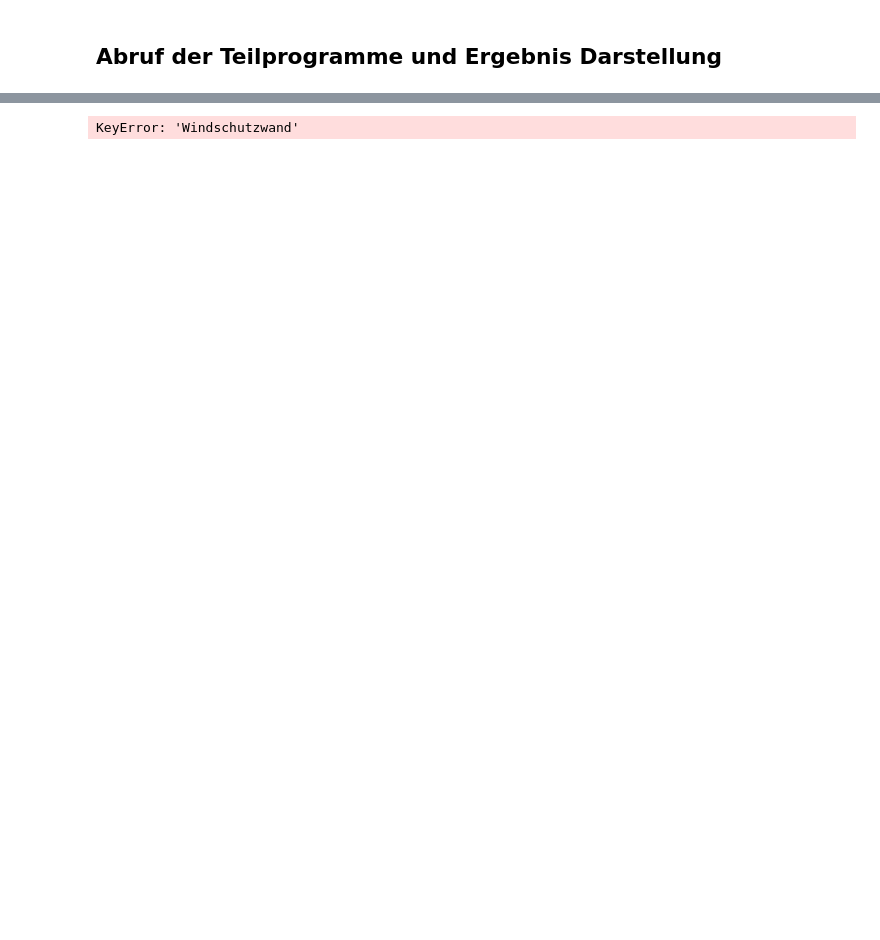
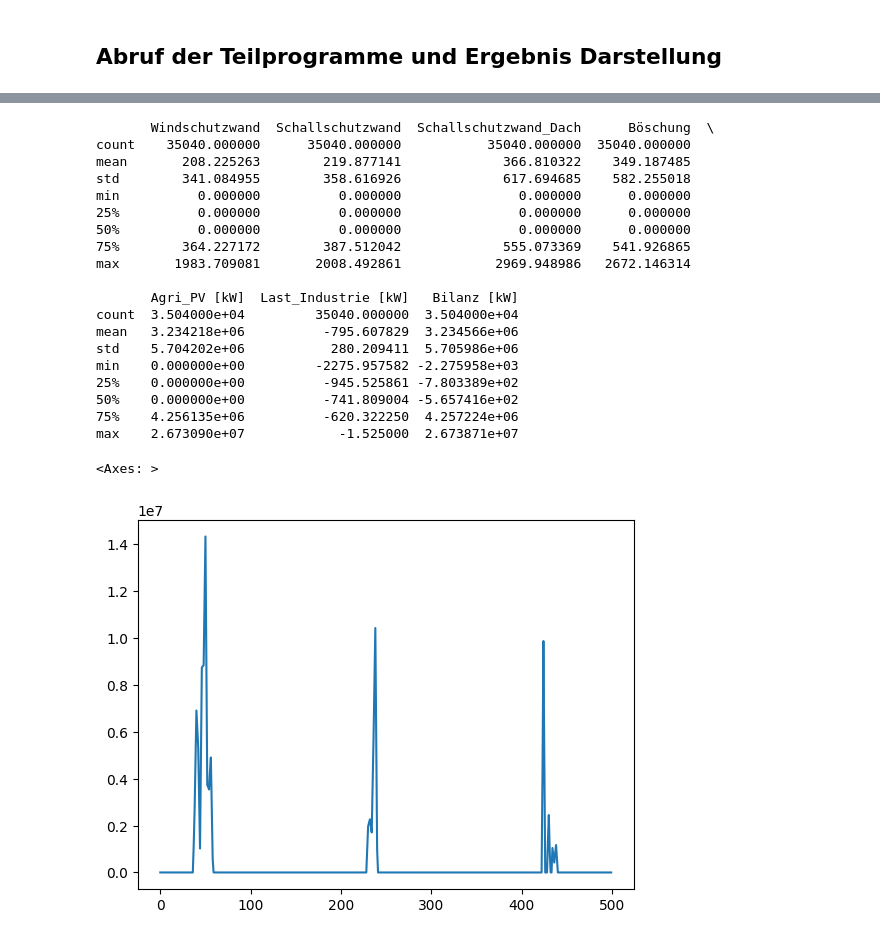
Before and after one commit to moend95/IEEJ-energy_system_modelling, a Jupyter notebook: merge_teilprojekte_test/res_df_plots_etc.ipynb, the cells around one changed output, grey strips where cells are left out. Saved outputs shown, nothing was run; the diff lists cells and outputs as text; code cells hidden in the pictures; blank space fills up the shorter version.

```diff
--- a/merge_teilprojekte_test/res_df_plots_etc.ipynb
+++ b/merge_teilprojekte_test/res_df_plots_etc.ipynb
@@ -104,12 +119,12 @@ os.makedirs(output_dir, exist_ok=True)
 #INPUT für PV SOLARAUTOBAHN
 geojson_file_1 = "a44_beide.geojson"
 geojson_path_1 = os.path.join(base_input, "geometrien", geojson_file_1)
-step_size_default = 2000
+step_size_default = 1000
 
 #step_size = hf.get_float_input(f'Schrittweite für PV Berechnung [default: {step_size_default}m]: ', step_size_default)
 #100, [PV_TYPEN[1]]
 print('\n \nPV abfrage zu folgender Geometrie:\n', geojson_file_1)
-step_size_1, pv_auswahl_1 = get_pv_configuration(step_size_default, PV_TYPEN)
+step_size_1, pv_auswahl_1 = step_size_default, [PV_TYPEN[0],PV_TYPEN[1],PV_TYPEN[2],PV_TYPEN[3]] #get_pv_configuration(step_size_default, PV_TYPEN)
 
 # hier kannst du auch mehrere Typen übergeben, z.B. [PV_TYPEN[0], PV_TYPEN[3], ...]
 # 0 = Windschutzwand, 1 = Schallschutzwand, 2 = Schallschutzwand_Dach, 3 = Böschung
@@ -347,8 +417,27 @@ res_df['Last_Industrie [kW]'].plot()
 # %%
-res_df = res_df.fillna(0)
-res_df['Bilanz']= res_df['Agri_PV']+res_df['Windschutzwand']-res_df['Last_Industrie [kW]']
-res_df['Bilanz'][0:500].plot()
-res_df.drop(columns='Agri_PV')[0:20].plot(alpha=0.5)
+print(res_df.describe())
+res_df['Bilanz [kW]'][0:500].plot()
+#res_df.drop(columns='Agri_PV')[0:200].plot(alpha=0.5)
 # %% [output]
-KeyError: 'Windschutzwand'
+       Windschutzwand  Schallschutzwand  Schallschutzwand_Dach      Böschung  \
+count    35040.000000      35040.000000           35040.000000  35040.000000
+mean       208.225263        219.877141             366.810322    349.187485
+std        341.084955        358.616926             617.694685    582.255018
+min          0.000000          0.000000               0.000000      0.000000
+25%          0.000000          0.000000               0.000000      0.000000
+50%          0.000000          0.000000               0.000000      0.000000
+75%        364.227172        387.512042             555.073369    541.926865
+max       1983.709081       2008.492861            2969.948986   2672.146314
+
+       Agri_PV [kW]  Last_Industrie [kW]   Bilanz [kW]
+count  3.504000e+04         35040.000000  3.504000e+04
+mean   3.234218e+06          -795.607829  3.234566e+06
+std    5.704202e+06           280.209411  5.705986e+06
+min    0.000000e+00         -2275.957582 -2.275958e+03
+25%    0.000000e+00          -945.525861 -7.803389e+02
+50%    0.000000e+00          -741.809004 -5.657416e+02
+75%    4.256135e+06          -620.322250  4.257224e+06
+max    2.673090e+07            -1.525000  2.673871e+07
+<Axes: >
+[figure, added]
 # %%
```
Also changed, not shown: parts of 23 cells of this notebook, 2 other files.
